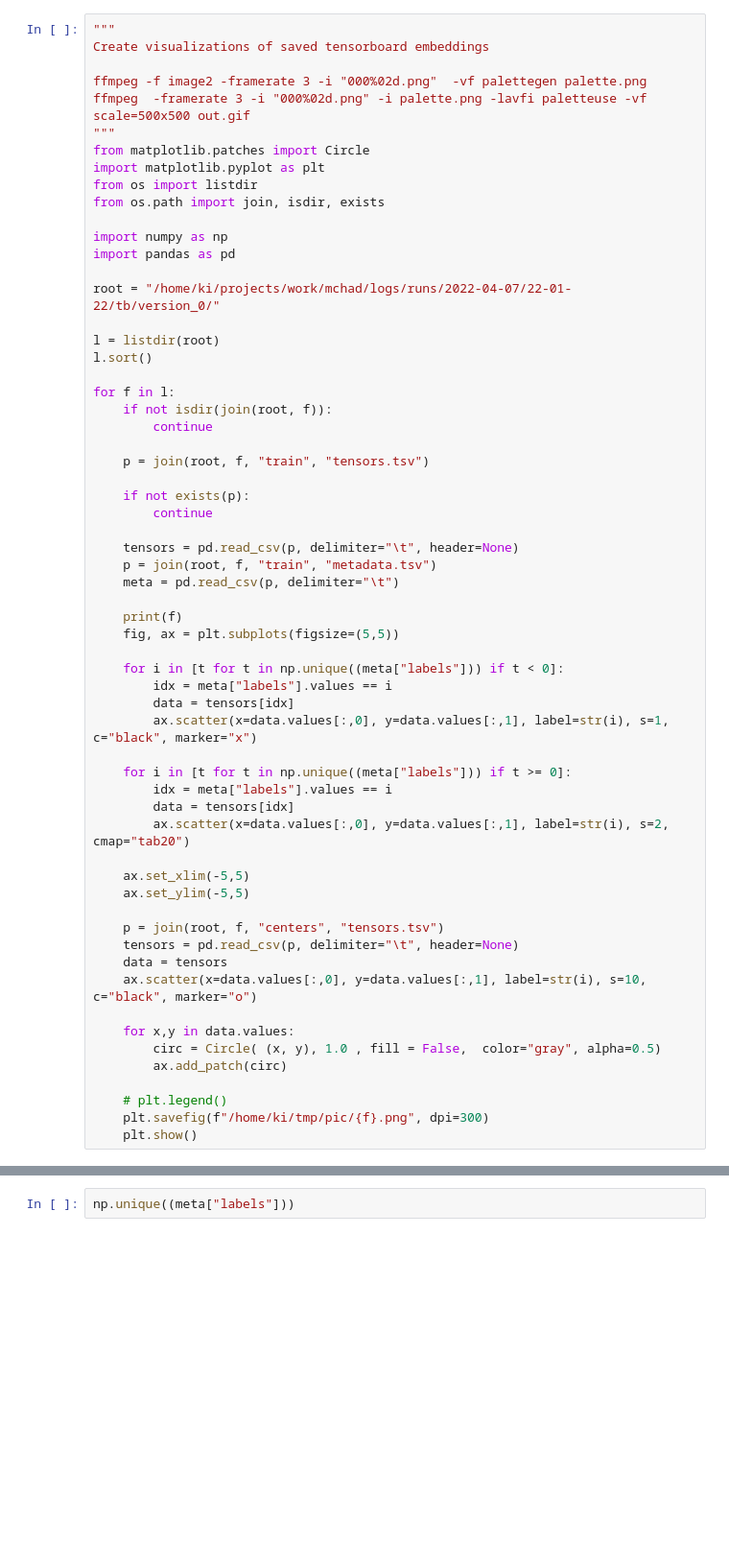
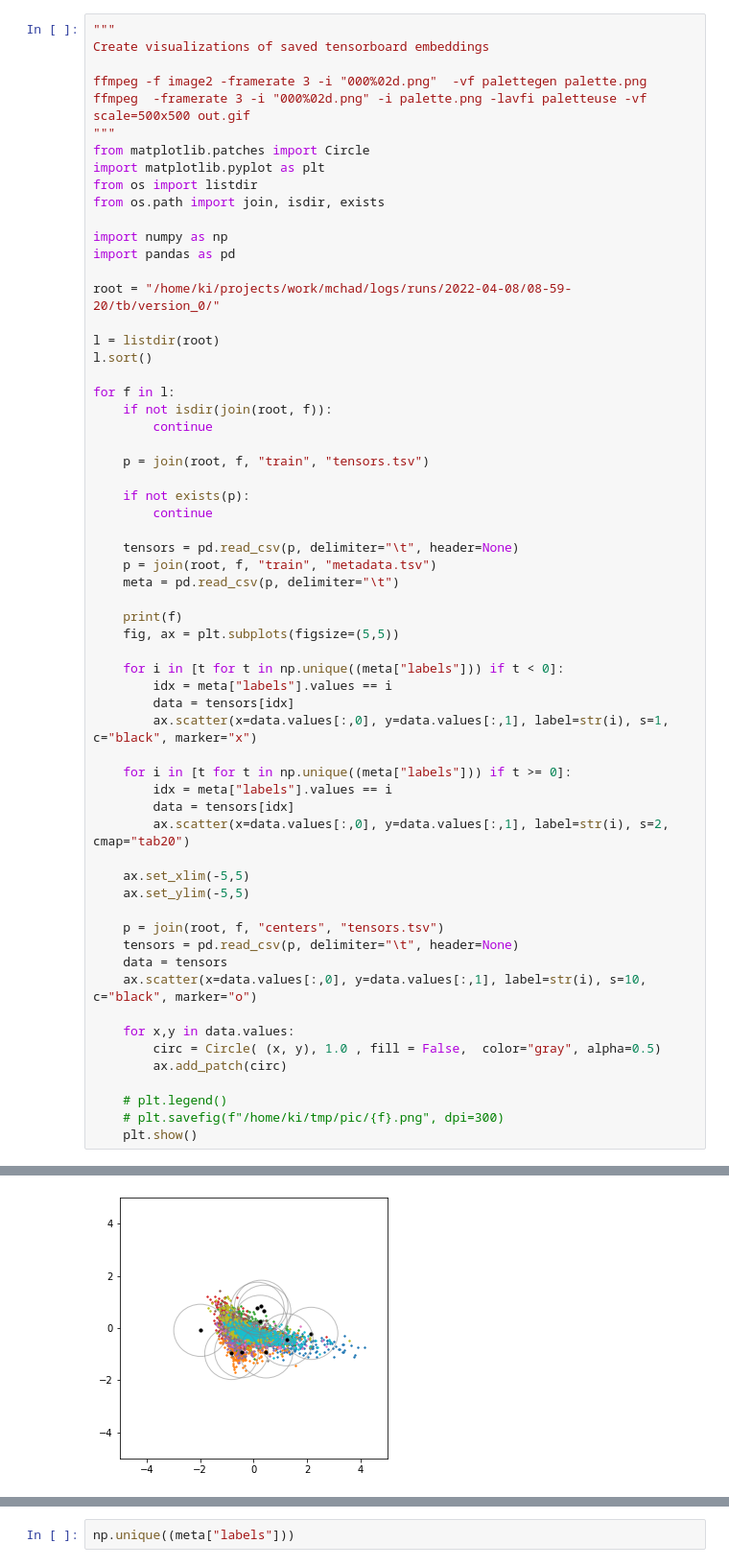
Before and after one commit to kkirchheim/mchad, a Jupyter notebook: notebooks/vis-embeds.ipynb, the cells around one changed output, grey strips where cells are left out. Shown at 96% size. Drawn from its saved outputs; the diff is of its cells as text; blank space fills up the shorter version.

```diff
--- a/notebooks/vis-embeds.ipynb
+++ b/notebooks/vis-embeds.ipynb
@@ -13,7 +13,7 @@ from os.path import join, isdir, exists
 import numpy as np
 import pandas as pd
 
-root = "/home/ki/projects/work/mchad/logs/runs/2022-04-07/22-01-22/tb/version_0/"
+root = "/home/ki/projects/work/mchad/logs/runs/2022-04-08/08-59-20/tb/version_0/"
 
 l = listdir(root)
 l.sort()
@@ -57,5 +57,6 @@ for f in l:
         ax.add_patch(circ)
 
     # plt.legend()
-    plt.savefig(f"/home/ki/tmp/pic/{f}.png", dpi=300)
+    # plt.savefig(f"/home/ki/tmp/pic/{f}.png", dpi=300)
     plt.show()
+# %% [output]
@@ -61,0 +64 @@ for f in l:
+[figure, added]
```
Also changed, not shown: parts of 1 cell of this notebook, 21 other files.
